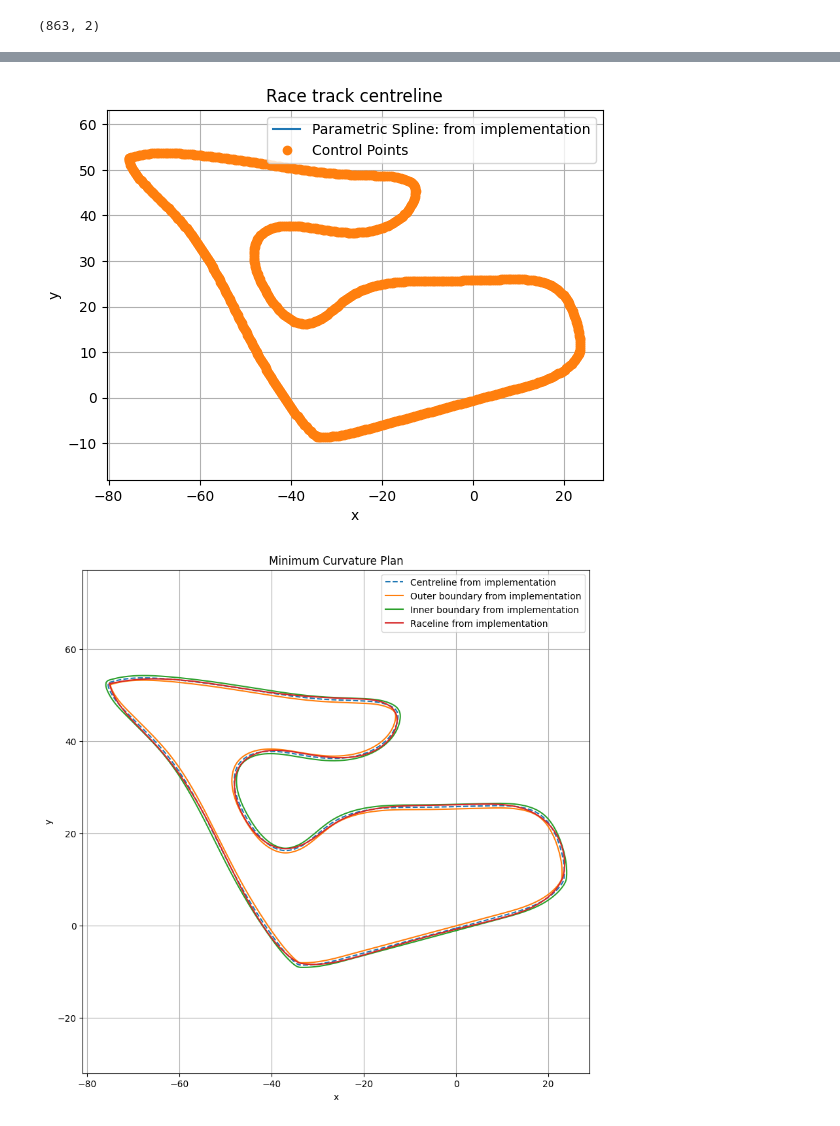
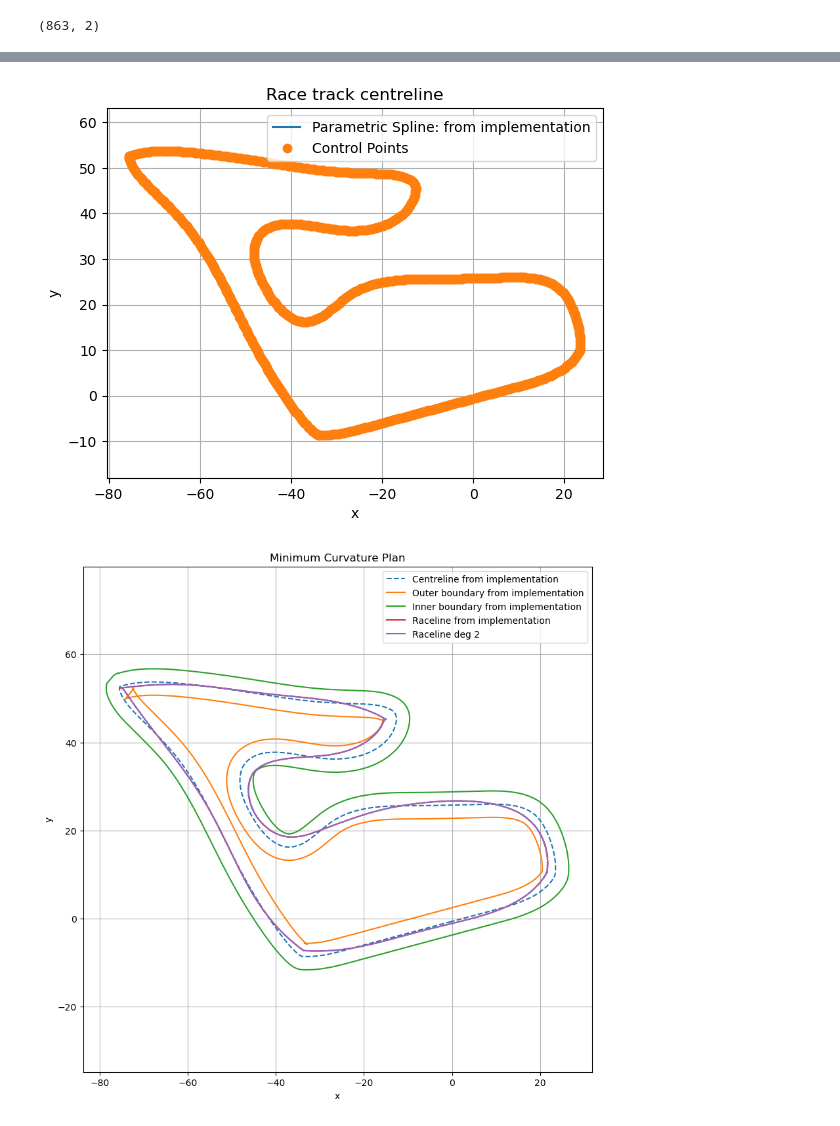
Before and after one commit to SwaminathanSK/minimum_curvature_planner_jax, a Jupyter notebook: minimum_curvature_planner/algorithm/matplotlib_plotting.ipynb, the cells around one changed output, grey strips where cells are left out. Cells and saved outputs as stored; diff of their text form; code cells hidden in the pictures.

Commit message:
3_deg visualized by 2_deg

```diff
--- a/minimum_curvature_planner/algorithm/matplotlib_plotting.ipynb
+++ b/minimum_curvature_planner/algorithm/matplotlib_plotting.ipynb
@@ -68,12 +46,17 @@ plt.show()
 # %%
 from perception_data import Centreline
 
-centreline = Centreline(points.shape[0], points, 0.5*np.ones(points.shape[0]), 0.2)
+centreline = Centreline(points.shape[0], points, 3*np.ones(points.shape[0]), 0.2)
 
 def coords(t, a, b, c, d):
     t_floor = np.int32(t)
     t_frac = t - t_floor
     return np.array([ (a[I] + b[I]*f + c[I]*f**2 + d[I]*f**3) for i in range(t.shape[0]) if (I := (t_floor[i])%(a.shape[0]), f := t_frac[i]) ])
+
+def coords_deg2(t, a, b, c):
+    t_floor = np.int32(t)
+    t_frac = t - t_floor
+    return np.array([ (a[I] + b[I]*f + c[I]*f**2) for i in range(t.shape[0]) if (I := (t_floor[i])%(a.shape[0]), f := t_frac[i]) ])
 
 def implemented_visualize_splines(points: np.ndarray, line_label: str, points_label: str, show_control_points: bool = False, dashed: bool = False):
     Ainv = matAInv(points.shape[0])
@@ -103,11 +86,39 @@ def implemented_visualize_splines(points: np.ndarray, line_label: str, points_la
     plt.grid(True)
     plt.axis('equal')  # Ensure the x and y axes have the same scale
 
+def implemented_visualize_splines_deg2(points: np.ndarray, line_label: str, points_label: str, show_control_points: bool = False, dashed: bool = False):
+    Ainv = matAInv_deg2(points.shape[0])
+    centreline = Centreline(points.shape[0], points, None, None)
+    abc_x = (Ainv @ q_comp_deg2(centreline, 0)).reshape((-1, 3))
+    abc_y = (Ainv @ q_comp_deg2(centreline, 1)).reshape((-1, 3))
+
+    # Define the parametric points (x and y coordinates)
+    t_points = np.arange(points.shape[0])
+    x_points = np.array(points[:, 0])
+    y_points = np.array(points[:, 1])
+
+    # Generate values of t for plotting the spline
+    t_fine = np.linspace(t_points[0], t_points[-1] + 1, 1000)
+
+    # Evaluate the splines to get the points on the curve
+    x_fine = coords_deg2(t_fine, abc_x[:, 0], abc_x[:, 1], abc_x[:, 2])
+    y_fine = coords_deg2(t_fine, abc_y[:, 0], abc_y[:, 1], abc_y[:, 2])
+
+    # Plot the parametric spline
+    if dashed: plt.plot(x_fine, y_fine, '--', label=line_label)
+    else: plt.plot(x_fine, y_fine, label=line_label)
+    if show_control_points: plt.plot(x_points, y_points, 'o', label=points_label)
+    plt.xlabel('x')
+    plt.ylabel('y')
+    plt.legend()
+    plt.grid(True)
+    plt.axis('equal')  # Ensure the x and y axes have the same scale
+
 plt.title('Race track centreline')
 implemented_visualize_splines(centreline.p, 'Parametric Spline: from implementation', 'Control Points', True)
 plt.show()
 # %% [output]
-[figure, old version]
+[figure, new version]
 # %%
 import cvxpy as cp
 # %%
@@ -120,23 +131,24 @@ def points_raceline(centreline: Centreline, alpha: np.ndarray):
 # %%
 def visualize_solution(centreline: Centreline, points_raceline: np.ndarray):
     plt.figure(figsize=(10, 10))
     plt.title('Minimum Curvature Plan')
     points_centreline = centreline.p
     points_boundary_max = centreline.p + centreline.n * np.repeat(centreline.half_w_tr, 2, axis=0).reshape((-1, 2))
     points_boundary_min = centreline.p - centreline.n * np.repeat(centreline.half_w_tr, 2, axis=0).reshape((-1, 2))
     # matplotlib_visualize_splines(points_centreline, True)
     # matplotlib_visualize_splines(points_boundary_max, 'Outer boundary from scipy', 'Control Points: Outer boundary from scipy', True)
     # matplotlib_visualize_splines(points_boundary_min, 'Inner boundary from scipy', 'Control Points: Inner boundary from scipy', True)
     # matplotlib_visualize_splines(points_raceline, 'Raceline from scipy', 'Control Points: Raceline from scipy', True)
     implemented_visualize_splines(points_centreline, 'Centreline from implementation', 'Control Points: Centreline from implementation', dashed=True)
     implemented_visualize_splines(points_boundary_max, 'Outer boundary from implementation', 'Control Points: Outer boundary from implementation')
     implemented_visualize_splines(points_boundary_min, 'Inner boundary from implementation', 'Control Points: Inner boundary from implementation')
     implemented_visualize_splines(points_raceline, 'Raceline from implementation', 'Control Points: Raceline from implementation')
+    implemented_visualize_splines_deg2(points_raceline, 'Raceline deg 2', 'Control Points: Raceline from implementation')
     plt.show()
 
 visualize_solution(centreline, points_raceline(centreline, alpha))
 # %% [output]
-[figure, old version]
+[figure, new version]
 # %%
 from export_solution import export_solution
 
```
Also changed, not shown: parts of 1 cell of this notebook, 2 other files.
